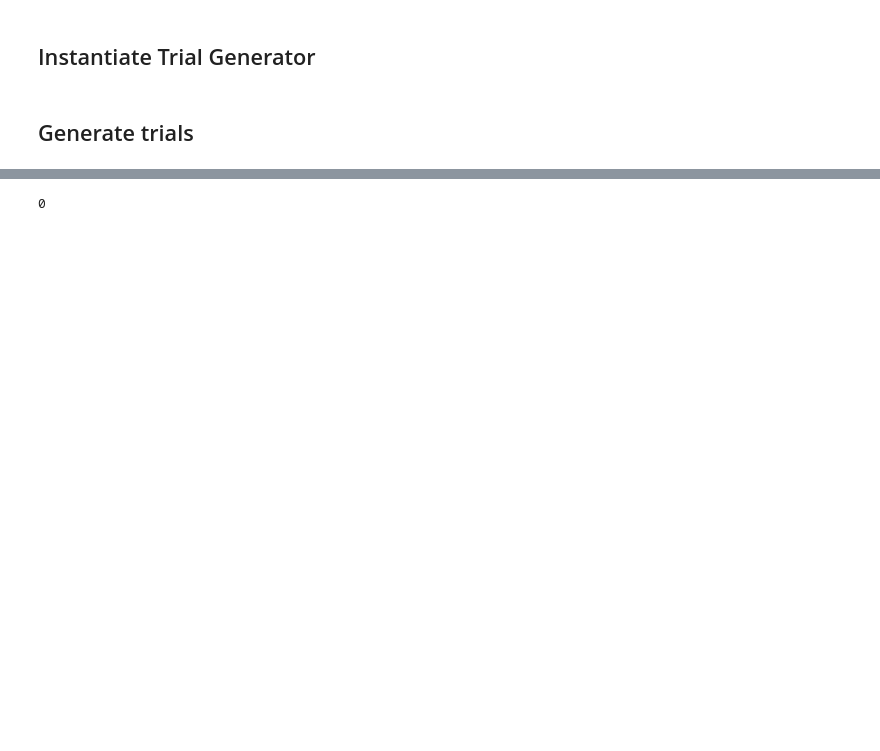
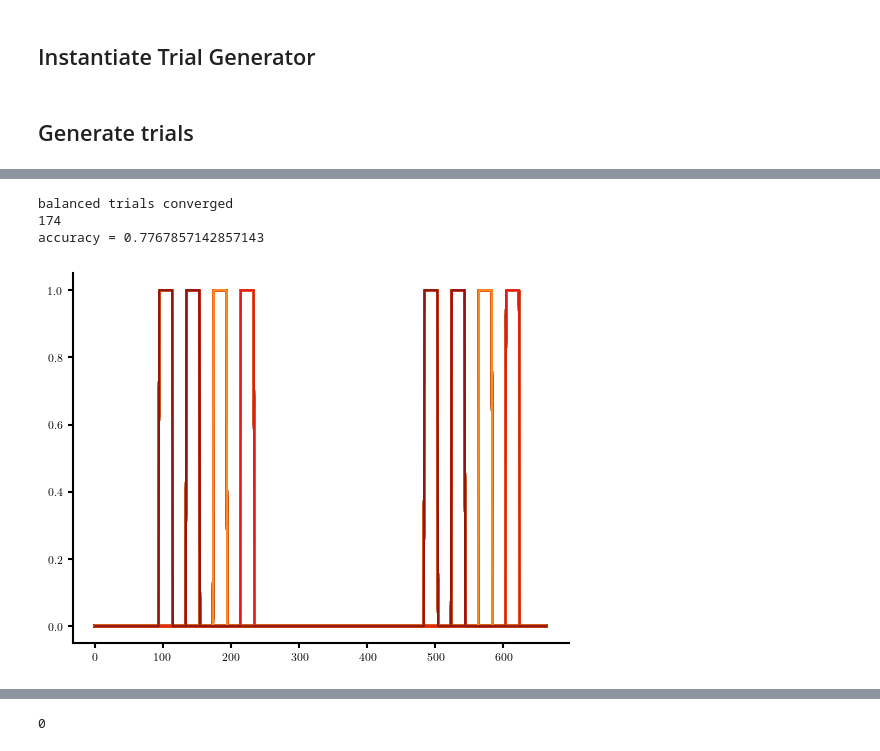
Before and after one commit to mackelab/sequence-memory, a Jupyter notebook: rnn_model/generate_figures/fig_5_b_to_e.ipynb, the cells around one changed output, grey strips where cells are left out. Saved outputs shown, nothing was run; the diff lists cells and outputs as text; code cells hidden in the pictures; blank space fills up the shorter version.

```diff
--- a/rnn_model/generate_figures/fig_5_b_to_e.ipynb
+++ b/rnn_model/generate_figures/fig_5_b_to_e.ipynb
@@ -201,0 +165,76 @@ accuracy = 0.8348214285714286
+# %%
+# draw trials with balanced proportion of each stimuli
+net.rand_init_x=1
+stims = draw_balanced_trials()
+stim_ind = []
+for i in range(len(stims[0])):
+    ind = np.argmax(np.all(np.equal(trial_gen.all_trials_arr,stims[:,i]),axis = 1))
+    stim_ind.append(ind)
+trial_ind_match = stim_ind
+trial_ind_non_match = stim_ind
+
+st, label, delays, stim_roll, isi_stim, isi_probe = trial_gen.generate_input(
+    settings,
+    settings["delay"],
+    val=False,
+    stim_ind_match=trial_ind_match,
+    stim_ind_non_match=trial_ind_non_match,
+)
+
+
+# instantiate some more variables
+st = st.astype(np.float64)
+
+x, r, o = net.predict(settings, st[:, :, :])
+accuracy(settings, o, label, delays, isi_probe, stim_roll)
+if sw_tanh2log == False and net.activation[0]=='tanh':
+    r+=1
+    r/=2
+
+
+T = np.shape(st)[-1]
+z1, mask = trial_gen.generate_target(settings, label, T, delays, stim_roll, isi_probe)
+
+x1 = np.zeros_like(x[settings["rand_ons"]:])
+r1 = np.zeros_like(r[settings["rand_ons"]:])
+o1 = np.zeros_like(o[settings["rand_ons"]:])
+stim = np.zeros_like(st[:,:,settings["rand_ons"]:])
+z = np.zeros_like(z1[settings["rand_ons"]:])
+
+if randomize_onset:
+    for i in range(x1.shape[2]):
+        #x1[:,:,i]=x[-stim_roll[i]:-((settings["rand_ons"]+stim_roll[i])+1),:,i]
+        #r1[:,:,i]=r[-stim_roll[i]:-((settings["rand_ons"]+stim_roll[i])+1),:,i]
+        #o1[:,:,i]=o[-stim_roll[i]:-((settings["rand_ons"]+stim_roll[i])+1),:,i]
+
+        x1[:,:,i]=np.roll(x[:,:,i], -stim_roll[i], axis=0)[settings["rand_ons"]:]
+        r1[:,:,i]=np.roll(r[:,:,i], -stim_roll[i], axis=0)[settings["rand_ons"]:]
+        o1[:,:,i]=np.roll(o[:,:,i], -stim_roll[i], axis=0)[settings["rand_ons"]:]
+        stim[:,i]=np.roll(st[:,i], -stim_roll[i],axis =1)[:,settings["rand_ons"]:]
+        z[:,:,i]=np.roll(z1[:,:,i], -stim_roll[i],axis =0)[settings["rand_ons"]:]
+    delay_start-=settings["rand_ons"]
+    delay_end-=settings["rand_ons"]
+    settings["stim_ons"]-=settings["rand_ons"]
+    settings['rand_ons']=0
+    stim_roll = np.zeros_like(stim_roll)
+else:
+    x1=x
+    r1=r
+    o1=o
+T = np.shape(stim)[-1]
+settings["T"] = T
+time = np.arange(T) * settings["deltaT"] / 1000
+plt_time = (
+    np.arange(-settings["stim_ons"] + settings["rand_ons"], T - settings["stim_ons"])
+    * settings["deltaT"]
+    / 1000
+)
+# %% [output]
+balanced trials converged
+174
+accuracy = 0.7767857142857143
+# %%
+for i in range(128):
+    plt.plot(stim[:,i].T)
+# %% [output]
+[figure, added]
```
Also changed, not shown: parts of 29 cells of this notebook, 4 other files.
